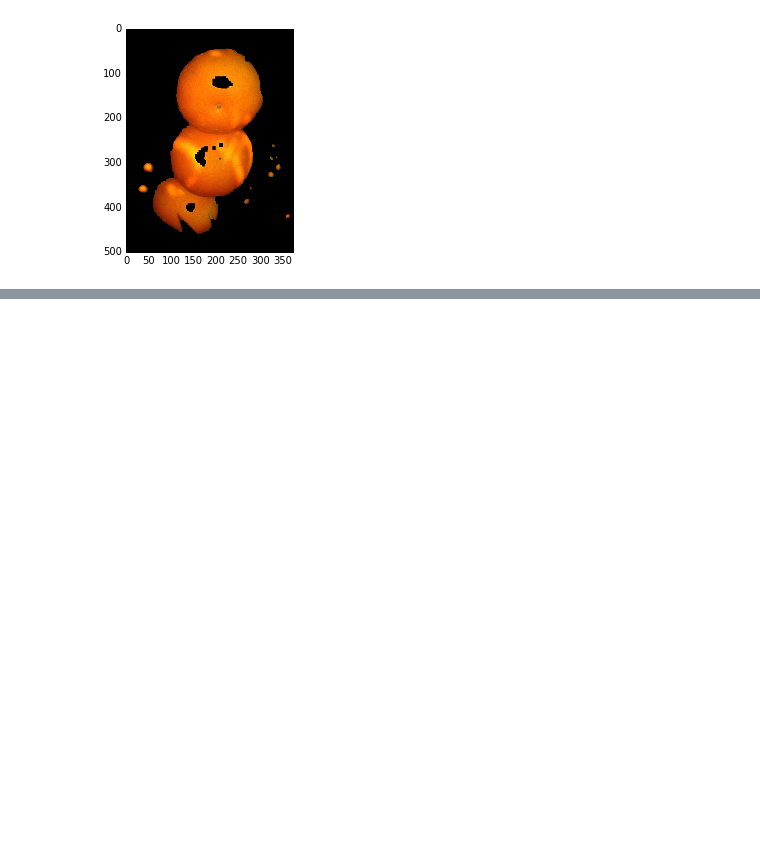
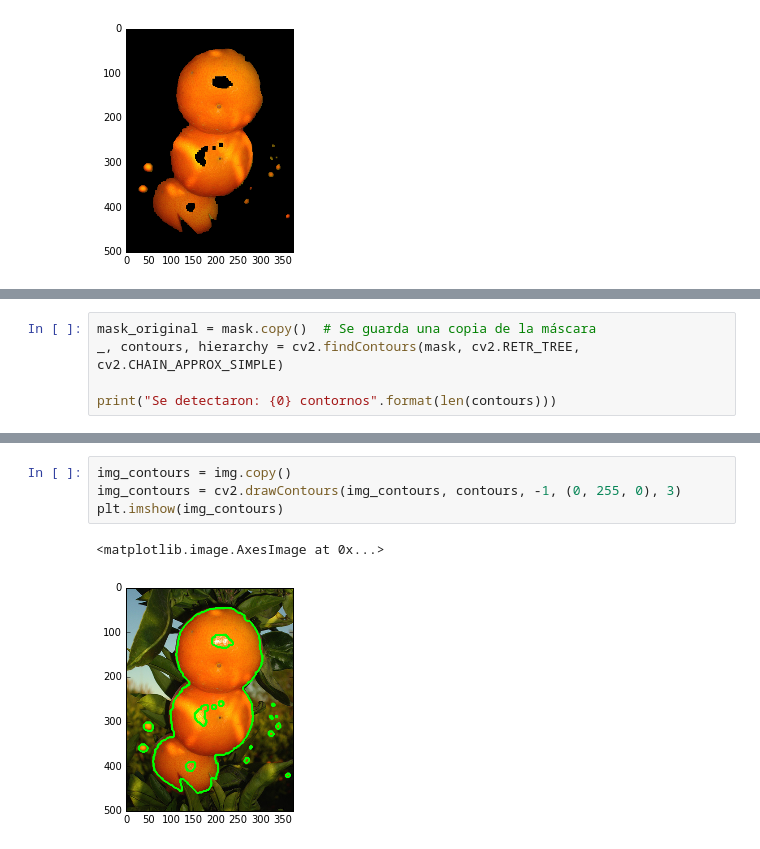
Before and after one commit to PythonBootcampUniandes/notas-de-clase, a Jupyter notebook: OpenCV/3. OpenCV - Procesamiento de Imágenes.ipynb, the cells around one changed output, grey strips where cells are left out. Cells and saved outputs as stored; diff of their text form; blank space fills up the shorter version.

```diff
--- a/OpenCV/3. OpenCV - Procesamiento de Imágenes.ipynb
+++ b/OpenCV/3. OpenCV - Procesamiento de Imágenes.ipynb
@@ -184,0 +190,5 @@ En OpenCV, la detección de contornos (fronteras de las regiones) se realiza emp
+# %%
+mask_original = mask.copy()  # Se guarda una copia de la máscara
+_, contours, hierarchy = cv2.findContours(mask, cv2.RETR_TREE, cv2.CHAIN_APPROX_SIMPLE)
+
+print("Se detectaron: {0} contornos".format(len(contours)))
@@ -184,0 +201,7 @@ En OpenCV, la detección de contornos (fronteras de las regiones) se realiza emp
+# %%
+img_contours = img.copy()
+img_contours = cv2.drawContours(img_contours, contours, -1, (0, 255, 0), 3)
+plt.imshow(img_contours)
+# %% [output]
+<matplotlib.image.AxesImage at 0x...>
+[figure, added]
```
Also changed, not shown: parts of 57 cells of this notebook, 7 other files.
